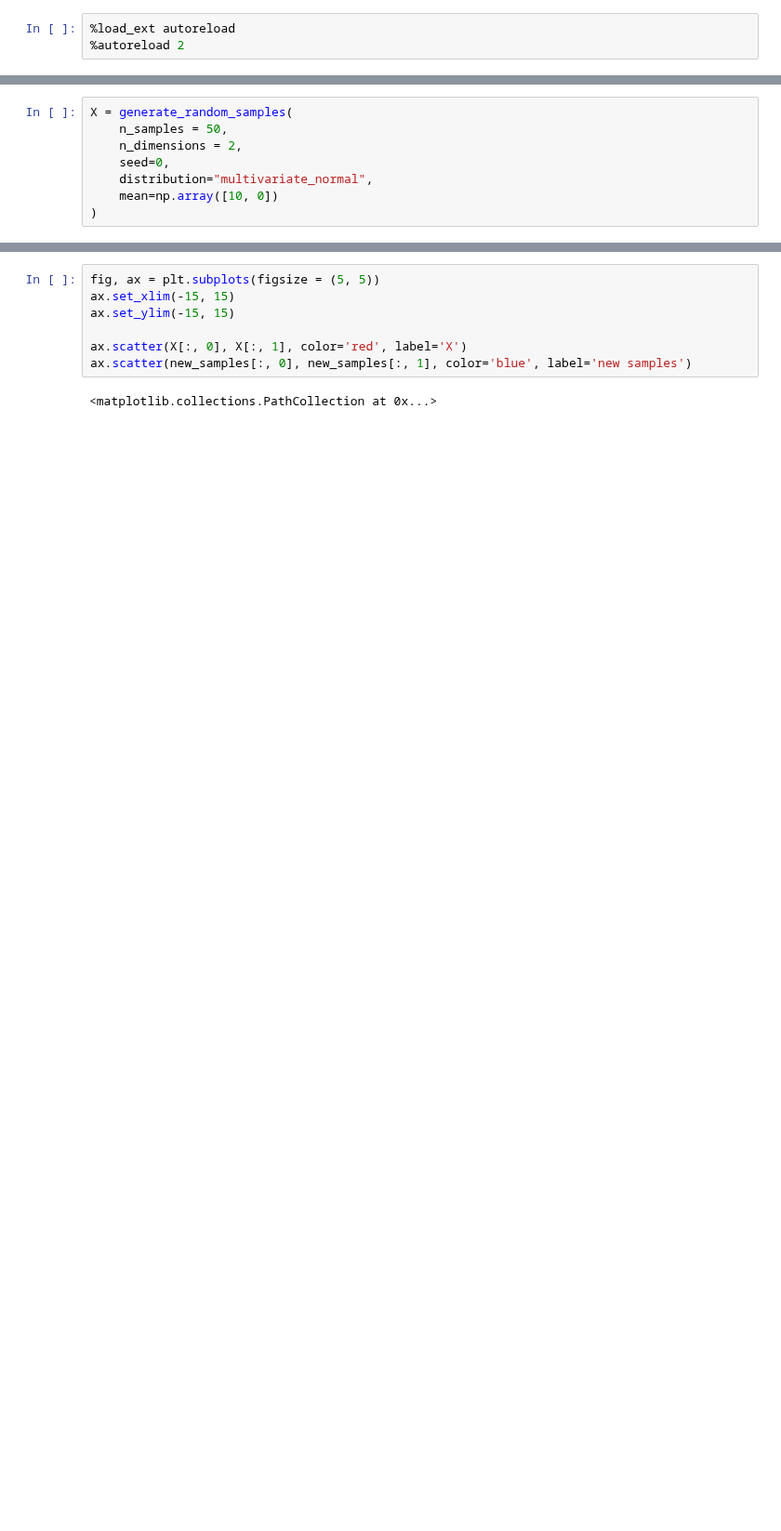
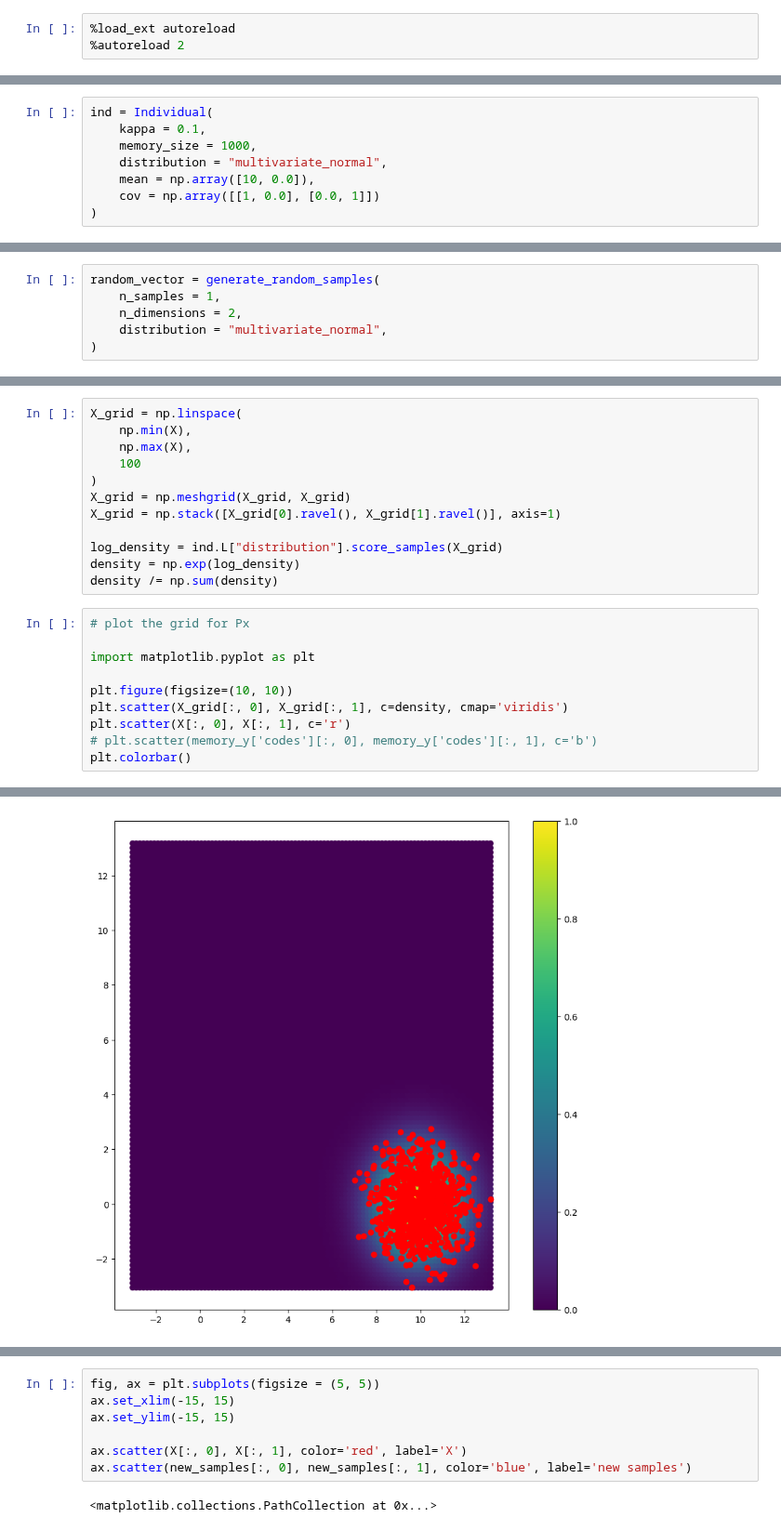
Before and after one commit to patrick-oliveira/EntropiaGrafos, a Jupyter notebook: Untitled-1.ipynb, the cells around one changed output, grey strips where cells are left out. Shown at 93% size. Saved outputs shown, nothing was run; the diff lists cells and outputs as text; blank space fills up the shorter version.

```diff
--- a/Untitled-1.ipynb
+++ b/Untitled-1.ipynb
@@ -28,0 +16,8 @@ def generate_random_samples(
+# %%
+ind = Individual(
+    kappa = 0.1,
+    memory_size = 1000,
+    distribution = "multivariate_normal",
+    mean = np.array([10, 0.0]),
+    cov = np.array([[1, 0.0], [0.0, 1]])
+)
@@ -29,8 +42,6 @@ def generate_random_samples(
 # %%
-X = generate_random_samples(
-    n_samples = 50,
+random_vector = generate_random_samples(
+    n_samples = 1,
     n_dimensions = 2,
-    seed=0,
-    distribution="multivariate_normal",
-    mean=np.array([10, 0])
+    distribution = "multivariate_normal",
 )
@@ -89,0 +60,23 @@ array([0.02106429, 0.06734595, 0.01313294, 0.06563006, 0.02089048,
+# %%
+X_grid = np.linspace(
+    np.min(X),
+    np.max(X),
+    100
+)
+X_grid = np.meshgrid(X_grid, X_grid)
+X_grid = np.stack([X_grid[0].ravel(), X_grid[1].ravel()], axis=1)
+
+log_density = ind.L["distribution"].score_samples(X_grid)
+density = np.exp(log_density)
+density /= np.sum(density)
+# %%
+# plot the grid for Px
+
+import matplotlib.pyplot as plt
+
+plt.figure(figsize=(10, 10))
+plt.scatter(X_grid[:, 0], X_grid[:, 1], c=density, cmap='viridis')
+plt.scatter(X[:, 0], X[:, 1], c='r')
+# plt.scatter(memory_y['codes'][:, 0], memory_y['codes'][:, 1], c='b')
+plt.colorbar()
+# %% [output]
@@ -89,0 +84 @@ array([0.02106429, 0.06734595, 0.01313294, 0.06563006, 0.02089048,
+[figure, added]
```
Also changed, not shown: parts of 22 cells of this notebook, 10 other files.
